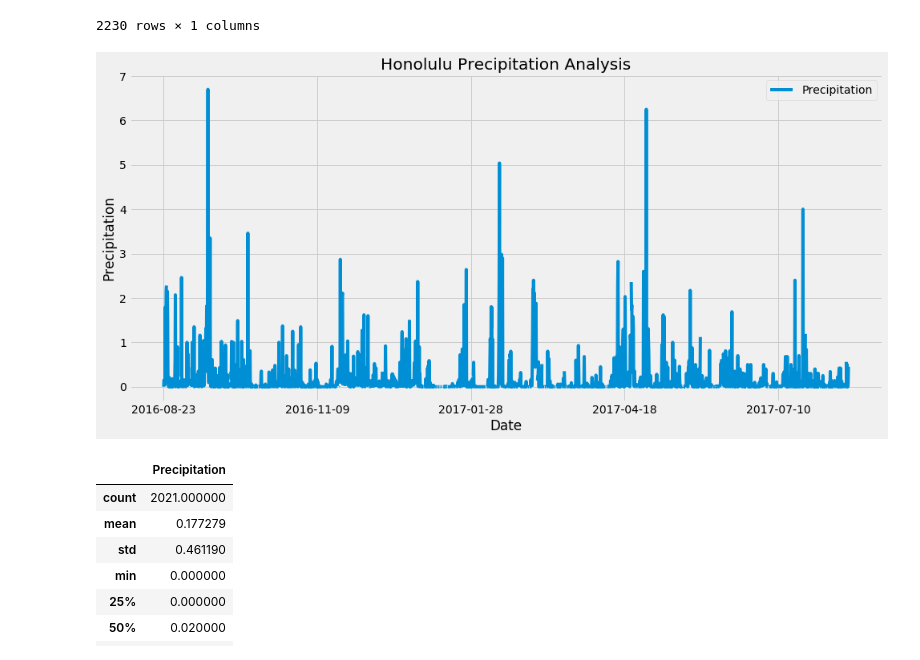
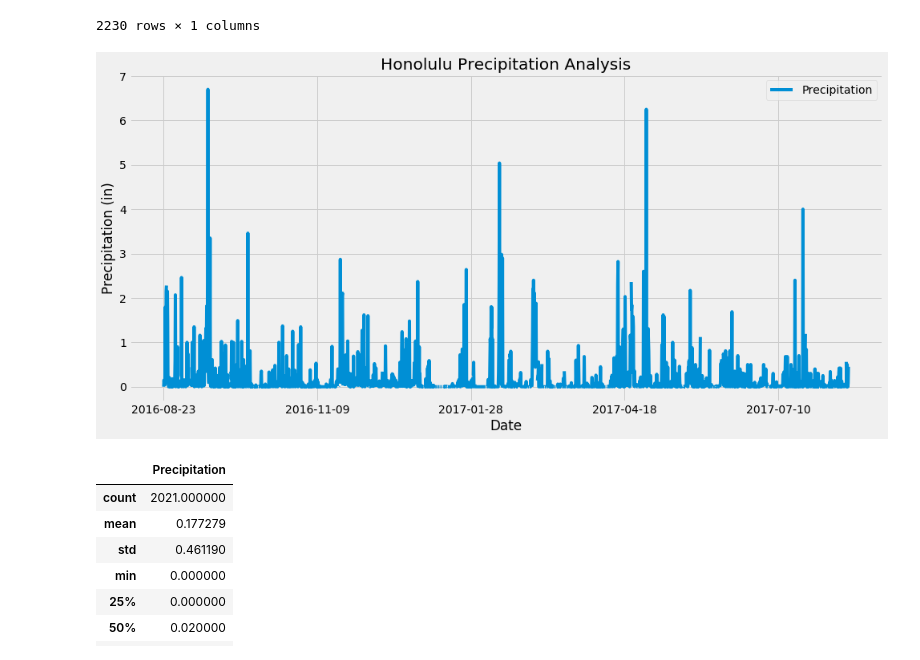
Before and after one commit to Danacw/Hawaii-Climate-Database, a Jupyter notebook: Analysis/02-Homework_10-Advanced-Data-Storage-and-Retrieval_Instructions_climate_starter.ipynb, the cells around one changed output. Saved outputs shown, nothing was run; the diff lists cells and outputs as text; code cells hidden in the pictures.

```diff
--- a/Analysis/02-Homework_10-Advanced-Data-Storage-and-Retrieval_Instructions_climate_starter.ipynb
+++ b/Analysis/02-Homework_10-Advanced-Data-Storage-and-Retrieval_Instructions_climate_starter.ipynb
@@ -17,7 +17,7 @@ from sqlalchemy.orm import Session
 from sqlalchemy import create_engine, func
 # %%
 # create engine to hawaii.sqlite
-engine = create_engine("sqlite:///Resources/hawaii.sqlite")
+engine = create_engine("sqlite:///../Resources/hawaii.sqlite")
 # %%
 # reflect an existing database into a new model
 Base = automap_base()
@@ -84,11 +84,11 @@ df
 # %%
 df=df.reset_index()
 df.plot(x="Date",y="Precipitation",title ="Honolulu Precipitation Analysis", figsize = (15,7))
 plt.xlabel("Date")
-plt.ylabel("Precipitation")
+plt.ylabel("Precipitation (in)")
 plt.savefig("Honolulu Precipitation Analysis.png")
 # %% [output]
-[figure, old version]
+[figure, new version]
 # %%
 # Use Pandas to calcualte the summary statistics for the precipitation data
 df.describe()
```
Also changed, not shown: 4 other files.
